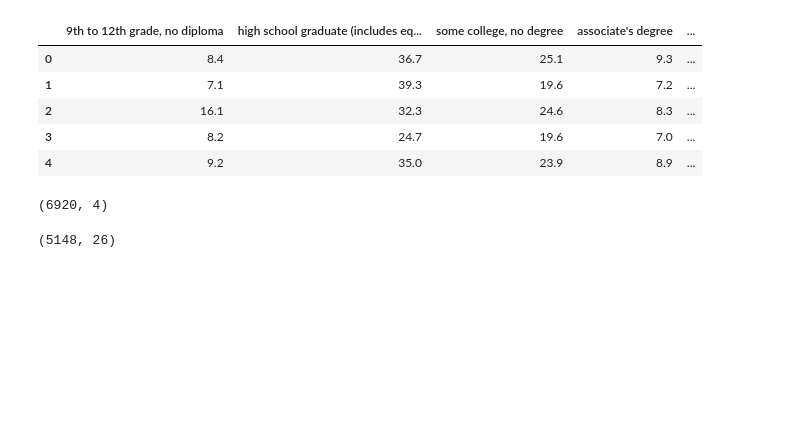
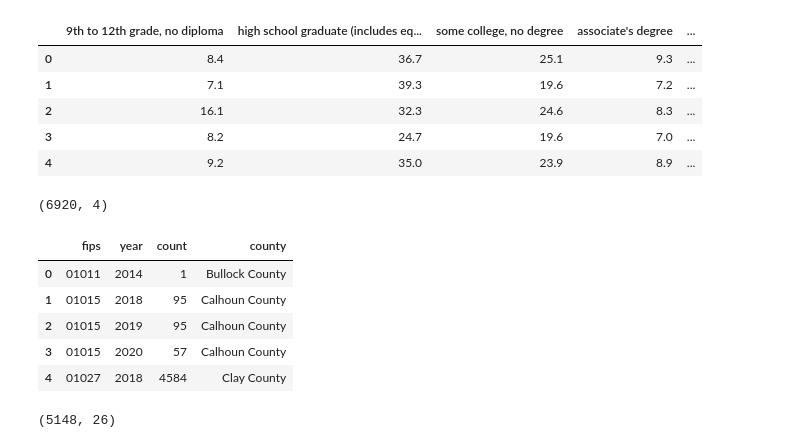
Before and after one commit to samaygarg/evprediction, a Jupyter notebook: finalproject_featurematrix.ipynb, the cells around one changed output. Cells and saved outputs as stored; diff of their text form; code cells hidden in the pictures; blank space fills up the shorter version.

```diff
--- a/finalproject_featurematrix.ipynb
+++ b/finalproject_featurematrix.ipynb
@@ -279,4 +282,13 @@ vehicledata_new = vehicledata.groupby(['fips', 'year']).aggregate('first').reset
 vehicledata_new.shape
 # %% [output]
 (6920, 4)
+# %%
+vehicledata_new.head()
+# %% [output]
+|  | fips | year | count | county |
+| 0 | 01011 | 2014 | 1 | Bullock County |
+| 1 | 01015 | 2018 | 95 | Calhoun County |
+| 2 | 01015 | 2019 | 95 | Calhoun County |
+| 3 | 01015 | 2020 | 57 | Calhoun County |
+| 4 | 01027 | 2018 | 4584 | Clay County |
 # %%
```
Also changed, not shown: parts of 5 cells of this notebook, 2 other files.
